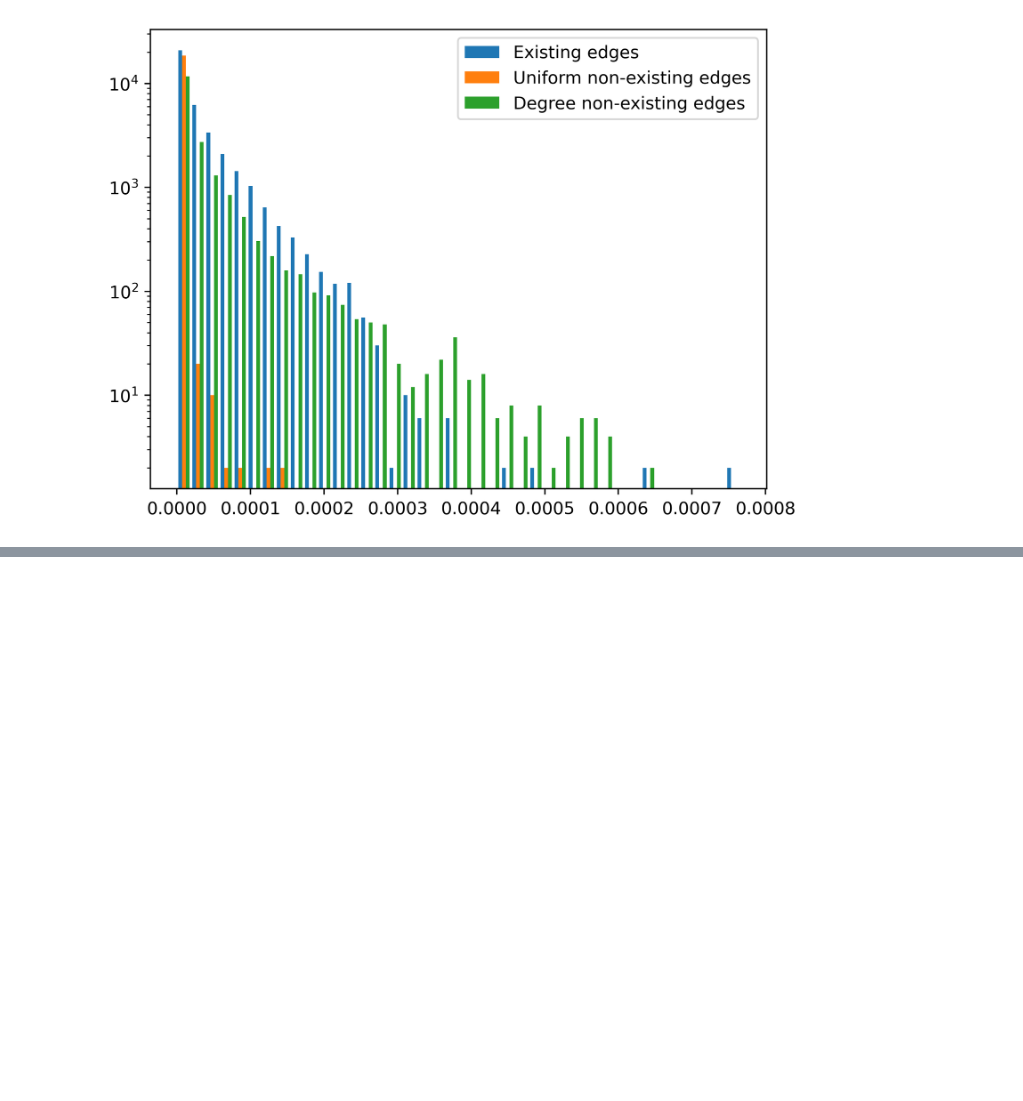
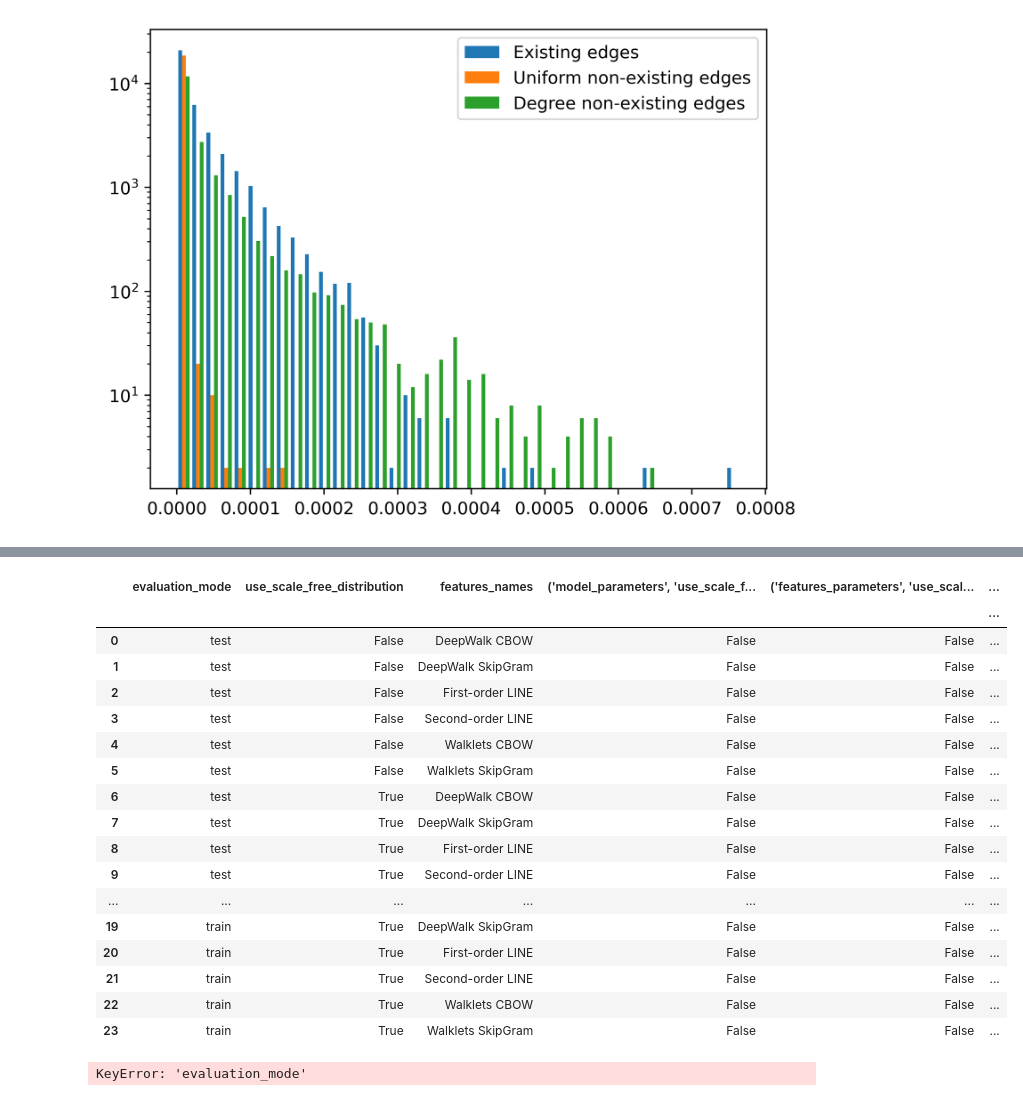
Before and after one commit to justaddcoffee/dans_kg_idg, a Jupyter notebook: dans_kg_idg.ipynb, the cells around one changed output, grey strips where cells are left out. Cells and saved outputs as stored; diff of their text form; code cells hidden in the pictures; blank space fills up the shorter version.

```diff
--- a/dans_kg_idg.ipynb
+++ b/dans_kg_idg.ipynb
@@ -222,0 +268,79 @@ sf_df
+# %%
+new_df = sf_df.reset_index()
+new_df
+# %% [output]
+|  | evaluation_mode | use_scale_free_distribution | features_names | ('model_parameters', 'use_scale_f... | ('features_parameters', 'use_scal... | ... |
+|  |  |  |  |  |  | ... |
+| 0 | test | False | DeepWalk CBOW | False | False | ... |
+| 1 | test | False | DeepWalk SkipGram | False | False | ... |
+| 2 | test | False | First-order LINE | False | False | ... |
+| 3 | test | False | Second-order LINE | False | False | ... |
+| 4 | test | False | Walklets CBOW | False | False | ... |
+| 5 | test | False | Walklets SkipGram | False | False | ... |
+| 6 | test | True | DeepWalk CBOW | False | False | ... |
+| 7 | test | True | DeepWalk SkipGram | False | False | ... |
+| 8 | test | True | First-order LINE | False | False | ... |
+| 9 | test | True | Second-order LINE | False | False | ... |
+| ... | ... | ... | ... | ... | ... | ... |
+| 19 | train | True | DeepWalk SkipGram | False | False | ... |
+| 20 | train | True | First-order LINE | False | False | ... |
+| 21 | train | True | Second-order LINE | False | False | ... |
+| 22 | train | True | Walklets CBOW | False | False | ... |
+| 23 | train | True | Walklets SkipGram | False | False | ... |
+# %%
+import pandas as pd
+import numpy as np
+import matplotlib.pyplot as plt
+
+# Function to plot the data
+def plot_data_corrected(df, title, ax):
+    # Pivot the data for easier plotting
+    pivot_df = df.pivot(index='features_names', columns='use_scale_free_distribution', values=['matthews_correlation_coefficient_mean', 'matthews_correlation_coefficient_std'])
+    pivot_df.columns = ['_'.join(col).strip() for col in pivot_df.columns.values]
+
+    # Plotting
+    bar_width = 0.35
+    index = np.arange(len(pivot_df))
+
+    # Bars for 'False'
+    rects1 = ax.bar(index - bar_width/2, pivot_df['matthews_correlation_coefficient_mean_False'], bar_width,
+                    yerr=pivot_df['matthews_correlation_coefficient_std_False'], label='False', capsize=5)
+
+    # Bars for 'True'
+    rects2 = ax.bar(index + bar_width/2, pivot_df['matthews_correlation_coefficient_mean_True'], bar_width,
+                    yerr=pivot_df['matthews_correlation_coefficient_std_True'], label='True', capsize=5)
+
+    ax.set_xlabel('Features Names')
+    ax.set_ylabel('Matthews Correlation Coefficient')
+    ax.set_title(title)
+    ax.set_xticks(index)
+    ax.set_xticklabels(pivot_df.index)
+    ax.legend()
+
+# Preparing the data
+# data_cleaned = pd.read_csv('/path/to/your/data.csv')  # Replace with your file path
+data_cleaned = sf_df.reset_index
+# data_cleaned['matthews_correlation_coefficient_mean'] = pd.to_numeric(data_cleaned['matthews_correlation_coefficient_mean'], errors='coerce')
+# data_cleaned['matthews_correlation_coefficient_std'] = pd.to_numeric(data_cleaned['matthews_correlation_coefficient_std'], errors='coerce')
+data_cleaned['matthews_correlation_coefficient_mean'] = data_cleaned[('matthews_correlation_coefficient', 'mean')]
+data_cleaned['matthews_correlation_coefficient_std'] = data_cleaned[('matthews_correlation_coefficient', 'std')]
+
+# Filtering the data for Test and Train modes
+data_test = data_cleaned[data_cleaned['evaluation_mode'] == 'test']
+data_train = data_cleaned[data_cleaned['evaluation_mode'] == 'train']
+
+# Converting boolean to string for plotting
+data_test['use_scale_free_distribution'] = data_test['use_scale_free_distribution'].astype(str)
+data_train['use_scale_free_distribution'] = data_train['use_scale_free_distribution'].astype(str)
+
+# Creating figure and axes
+fig, axes = plt.subplots(nrows=2, ncols=1, figsize=(15, 10))
+
+# Plotting for Test and Train modes
+plot_data_corrected(data_test, 'Test Evaluation Mode', axes[0])
+plot_data_corrected(data_train, 'Train Evaluation Mode', axes[1])
+
+plt.tight_layout()
+plt.show()
+# %% [output]
+KeyError: 'evaluation_mode'
```
Also changed, not shown: parts of 5 cells of this notebook, 3 other files.
